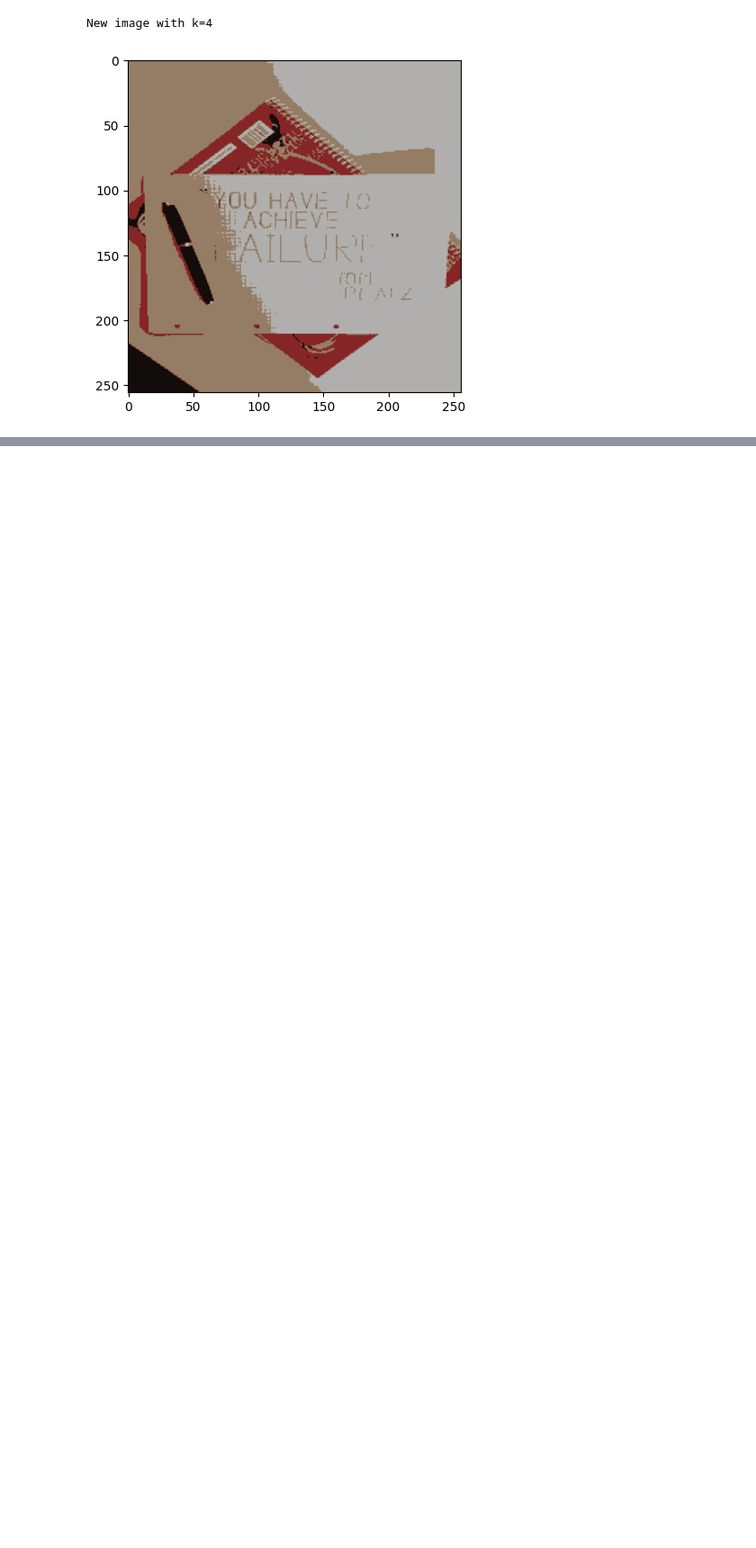
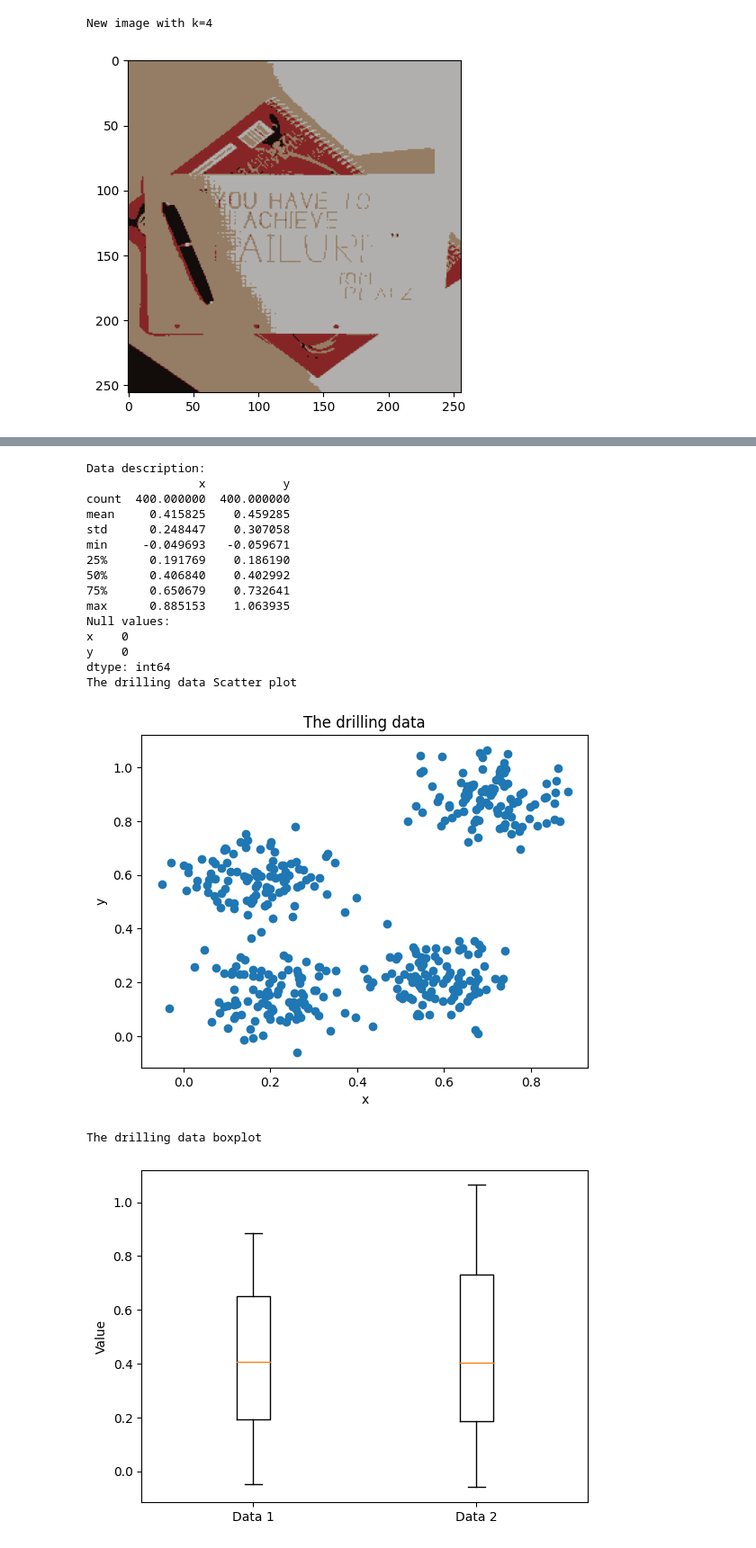
Before and after one commit to dinuScripnic/AI-and-ML-IMC, a Jupyter notebook: Assignment/Assignment_3/Scripnic.ipynb, the cells around one changed output, grey strips where cells are left out. Shown at 90% size. Drawn from its saved outputs; the diff is of its cells as text; code cells hidden in the pictures; blank space fills up the shorter version.

```diff
--- a/Assignment/Assignment_3/Scripnic.ipynb
+++ b/Assignment/Assignment_3/Scripnic.ipynb
@@ -164,0 +218,40 @@ The new image with k = 5
+# %%
+df = pd.read_csv("drilling.csv")
+print('Data description:')
+print(df.describe())
+# print if there are any null values
+print('Null values:')
+print(df.isnull().sum())
+# scatter plot to see the data and understand if it is clustered
+plt.scatter(df["x"], df["y"])
+plt.xlabel("x")
+plt.ylabel("y")
+plt.title("The drilling data")
+print("The drilling data Scatter plot")
+plt.show()
+# boxplot to see if there are any outliers
+fig, ax = plt.subplots()
+ax.boxplot(df)
+ax.set_xticklabels(['Data 1', 'Data 2'])
+ax.set_ylabel('Value')
+print("The drilling data boxplot")
+plt.show()
+# %% [output]
+Data description:
+                x           y
+count  400.000000  400.000000
+mean     0.415825    0.459285
+std      0.248447    0.307058
+min     -0.049693   -0.059671
+25%      0.191769    0.186190
+50%      0.406840    0.402992
+75%      0.650679    0.732641
+max      0.885153    1.063935
+Null values:
+x    0
+y    0
+dtype: int64
+The drilling data Scatter plot
+[figure, added]
+The drilling data boxplot
+[figure, added]
```
Also changed, not shown: parts of 28 cells of this notebook, 42 other files.
